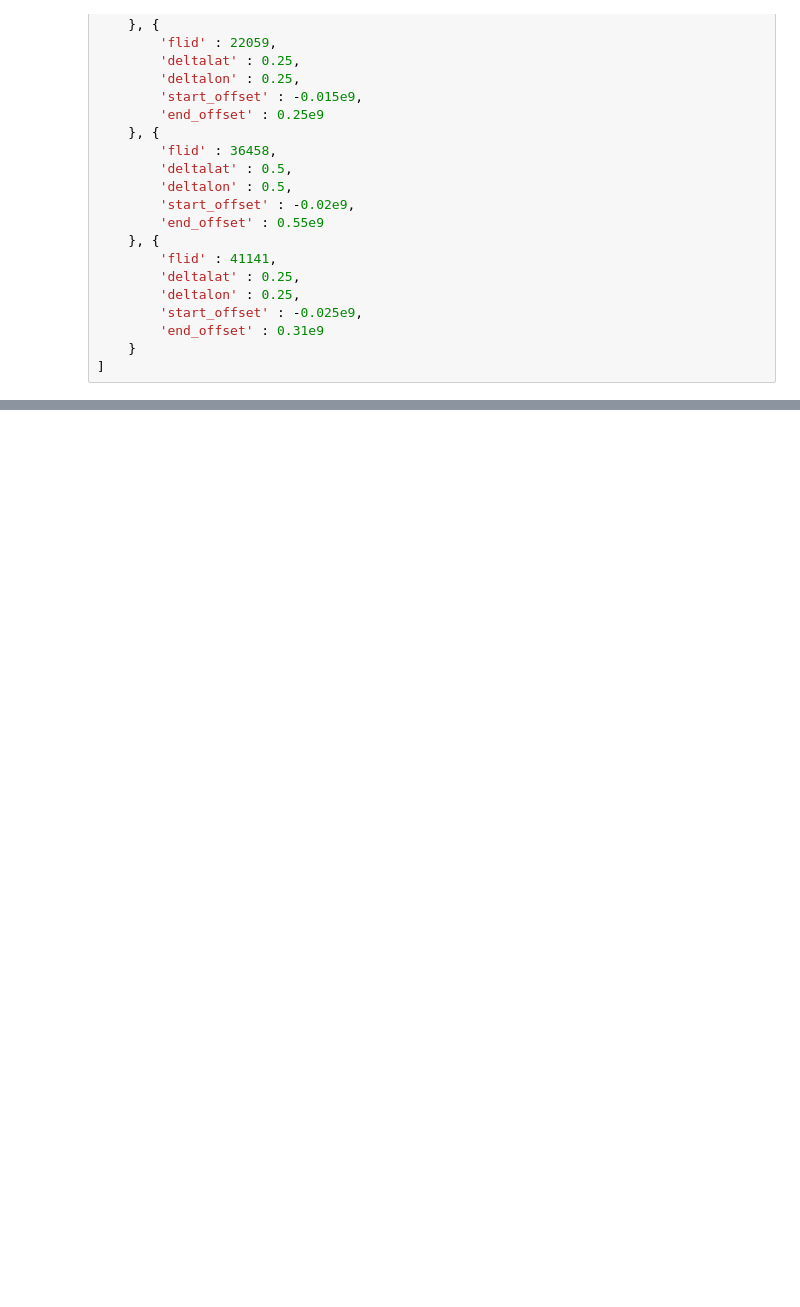
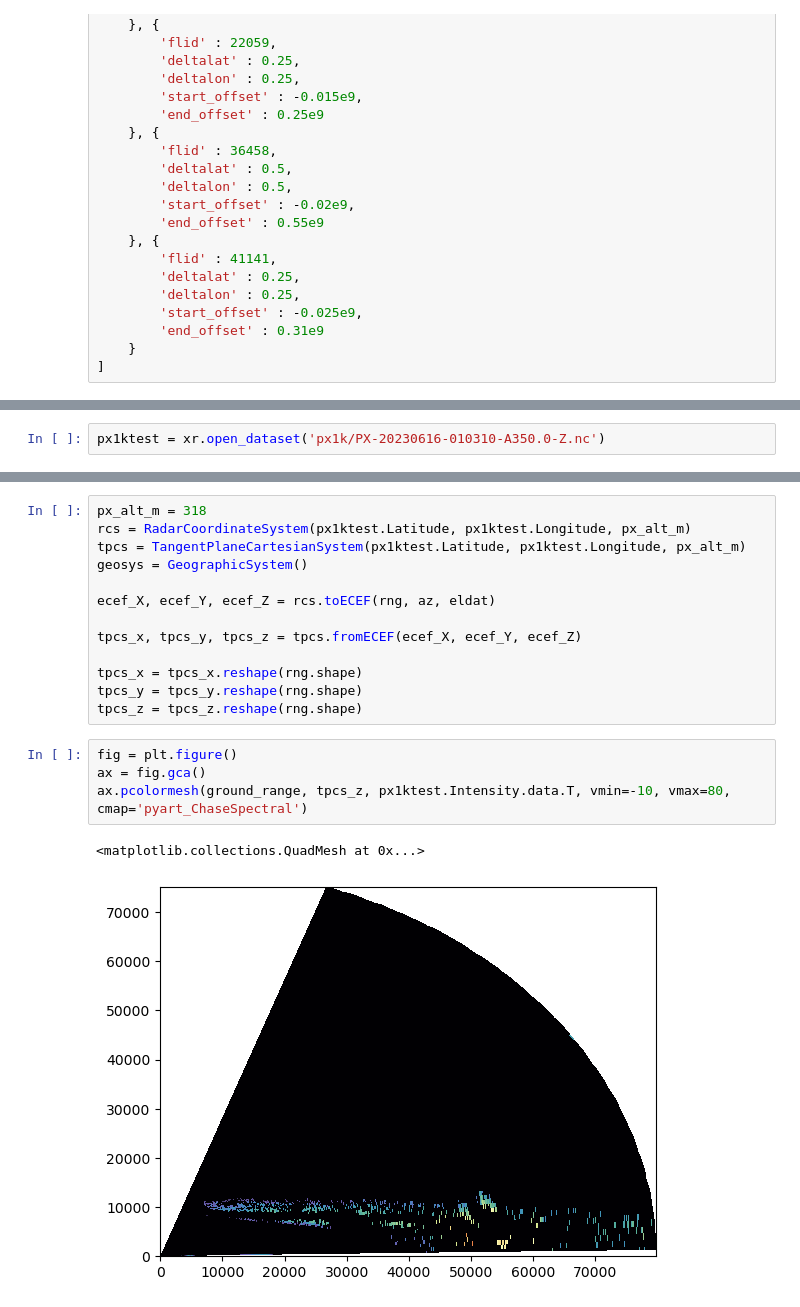
Before and after one commit to wx4stg/papel-vis, a Jupyter notebook: lmavis.ipynb, the cells around one changed output, grey strips where cells are left out. Saved outputs shown, nothing was run; the diff lists cells and outputs as text; blank space fills up the shorter version.

```diff
--- a/lmavis.ipynb
+++ b/lmavis.ipynb
@@ -262,0 +351,2 @@ rdr_test.Azimuth.data[269]
+# %%
+px1ktest = xr.open_dataset('px1k/PX-20230616-010310-A350.0-Z.nc')
@@ -262,0 +356,20 @@ rdr_test.Azimuth.data[269]
+# %%
+px_alt_m = 318
+rcs = RadarCoordinateSystem(px1ktest.Latitude, px1ktest.Longitude, px_alt_m)
+tpcs = TangentPlaneCartesianSystem(px1ktest.Latitude, px1ktest.Longitude, px_alt_m)
+geosys = GeographicSystem()
+
+ecef_X, ecef_Y, ecef_Z = rcs.toECEF(rng, az, eldat)
+
+tpcs_x, tpcs_y, tpcs_z = tpcs.fromECEF(ecef_X, ecef_Y, ecef_Z)
+
+tpcs_x = tpcs_x.reshape(rng.shape)
+tpcs_y = tpcs_y.reshape(rng.shape)
+tpcs_z = tpcs_z.reshape(rng.shape)
+# %%
+fig = plt.figure()
+ax = fig.gca()
+ax.pcolormesh(ground_range, tpcs_z, px1ktest.Intensity.data.T, vmin=-10, vmax=80, cmap='pyart_ChaseSpectral')
+# %% [output]
+<matplotlib.collections.QuadMesh at 0x...>
+[figure, added]
```
Also changed, not shown: parts of 19 cells of this notebook, 1 other file.
